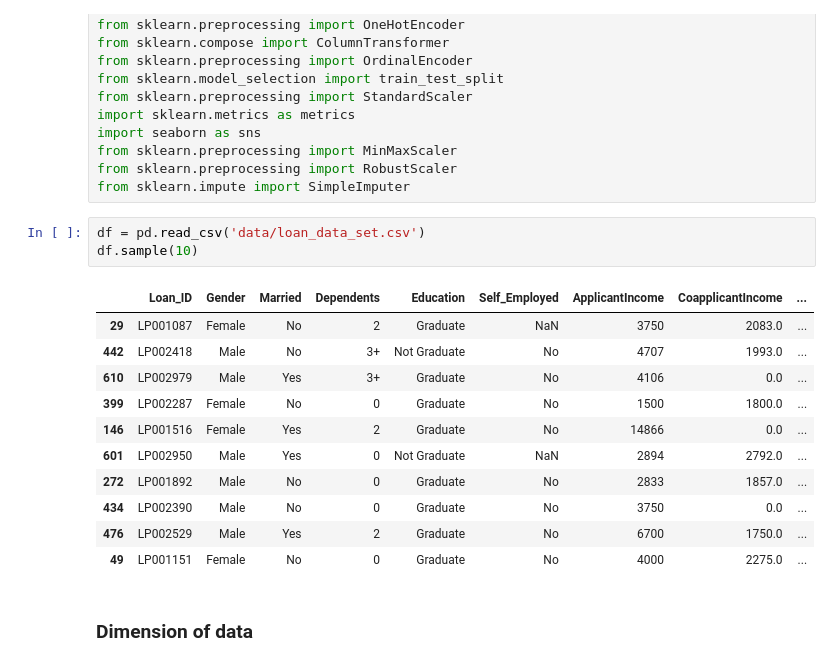
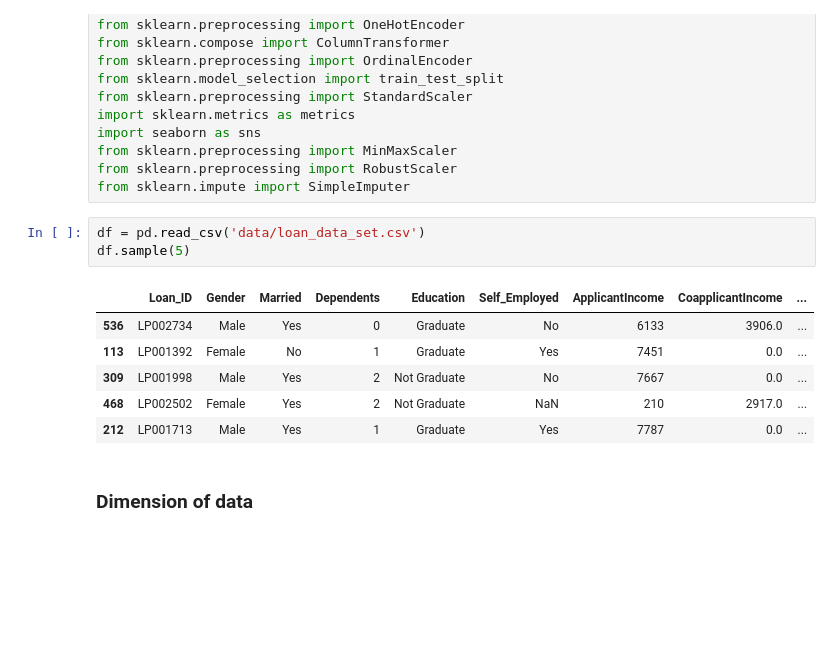
Before and after one commit to Muhammad-Sheraz-ds/Loan-Status-Prediction, a Jupyter notebook: Loan-Eligibility-Prediction.ipynb, the cells around one changed output. Cells and saved outputs as stored; diff of their text form; blank space fills up the shorter version.

```diff
--- a/Loan-Eligibility-Prediction.ipynb
+++ b/Loan-Eligibility-Prediction.ipynb
@@ -18,19 +18,14 @@ from sklearn.preprocessing import RobustScaler
 from sklearn.impute import SimpleImputer
 # %%
 df = pd.read_csv('data/loan_data_set.csv')
-df.sample(10)
+df.sample(5)
 # %% [output]
 |  | Loan_ID | Gender | Married | Dependents | Education | Self_Employed | ApplicantIncome | CoapplicantIncome | ... |
-| 29 | LP001087 | Female | No | 2 | Graduate | NaN | 3750 | 2083.0 | ... |
-| 442 | LP002418 | Male | No | 3+ | Not Graduate | No | 4707 | 1993.0 | ... |
-| 610 | LP002979 | Male | Yes | 3+ | Graduate | No | 4106 | 0.0 | ... |
-| 399 | LP002287 | Female | No | 0 | Graduate | No | 1500 | 1800.0 | ... |
-| 146 | LP001516 | Female | Yes | 2 | Graduate | No | 14866 | 0.0 | ... |
-| 601 | LP002950 | Male | Yes | 0 | Not Graduate | NaN | 2894 | 2792.0 | ... |
-| 272 | LP001892 | Male | No | 0 | Graduate | No | 2833 | 1857.0 | ... |
-| 434 | LP002390 | Male | No | 0 | Graduate | No | 3750 | 0.0 | ... |
-| 476 | LP002529 | Male | Yes | 2 | Graduate | No | 6700 | 1750.0 | ... |
-| 49 | LP001151 | Female | No | 0 | Graduate | No | 4000 | 2275.0 | ... |
+| 536 | LP002734 | Male | Yes | 0 | Graduate | No | 6133 | 3906.0 | ... |
+| 113 | LP001392 | Female | No | 1 | Graduate | Yes | 7451 | 0.0 | ... |
+| 309 | LP001998 | Male | Yes | 2 | Not Graduate | No | 7667 | 0.0 | ... |
+| 468 | LP002502 | Female | Yes | 2 | Not Graduate | NaN | 210 | 2917.0 | ... |
+| 212 | LP001713 | Male | Yes | 1 | Graduate | Yes | 7787 | 0.0 | ... |
 # %% [markdown]
 ### Dimension of data
 # %%
```
Also changed, not shown: parts of 38 cells of this notebook.
